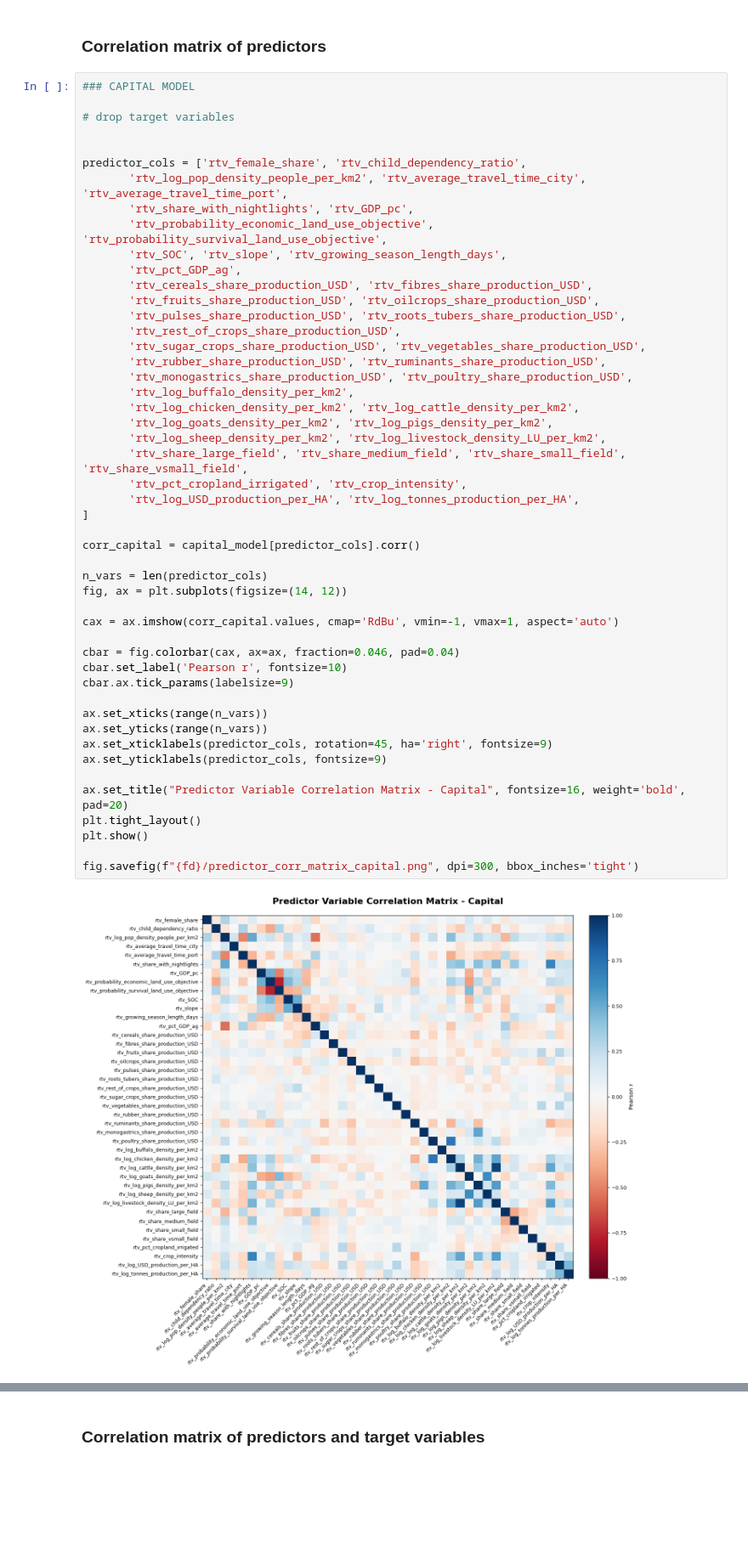
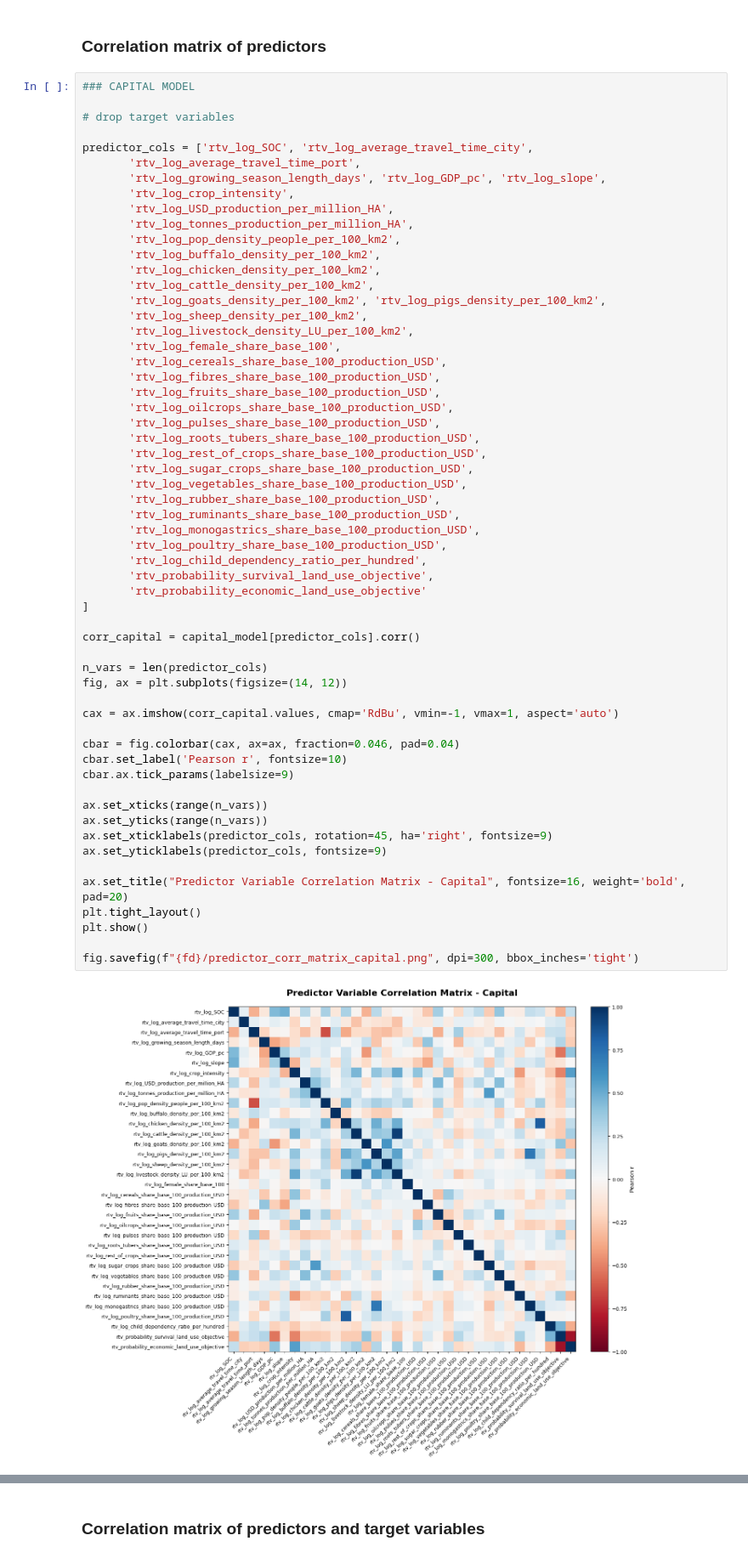
Before and after one commit to carinamani/AgDownscaling, a Jupyter notebook: 02_EDA/identify_colinear_predictors.ipynb, the cells around one changed output, grey strips where cells are left out. Shown at 85% size. Cells and saved outputs as stored; diff of their text form; blank space fills up the shorter version.

```diff
--- a/02_EDA/identify_colinear_predictors.ipynb
+++ b/02_EDA/identify_colinear_predictors.ipynb
@@ -27,54 +27,63 @@ fd = "/Users/carinamanitius/Library/CloudStorage/OneDrive-UniversityofVermont/Do
 # %%
 ### CAPITAL MODEL
 
 # drop target variables
 
-
-predictor_cols = ['rtv_female_share', 'rtv_child_dependency_ratio',
-       'rtv_log_pop_density_people_per_km2', 'rtv_average_travel_time_city', 'rtv_average_travel_time_port',
-       'rtv_share_with_nightlights', 'rtv_GDP_pc',
-       'rtv_probability_economic_land_use_objective', 'rtv_probability_survival_land_use_objective',
-       'rtv_SOC', 'rtv_slope', 'rtv_growing_season_length_days',
-       'rtv_pct_GDP_ag',
-       'rtv_cereals_share_production_USD', 'rtv_fibres_share_production_USD',
-       'rtv_fruits_share_production_USD', 'rtv_oilcrops_share_production_USD',
-       'rtv_pulses_share_production_USD', 'rtv_roots_tubers_share_production_USD',
-       'rtv_rest_of_crops_share_production_USD',
-       'rtv_sugar_crops_share_production_USD', 'rtv_vegetables_share_production_USD',
-       'rtv_rubber_share_production_USD', 'rtv_ruminants_share_production_USD',
-       'rtv_monogastrics_share_production_USD', 'rtv_poultry_share_production_USD',
-       'rtv_log_buffalo_density_per_km2',
-       'rtv_log_chicken_density_per_km2', 'rtv_log_cattle_density_per_km2',
-       'rtv_log_goats_density_per_km2', 'rtv_log_pigs_density_per_km2',
-       'rtv_log_sheep_density_per_km2', 'rtv_log_livestock_density_LU_per_km2',
-       'rtv_share_large_field', 'rtv_share_medium_field', 'rtv_share_small_field', 'rtv_share_vsmall_field',
-       'rtv_pct_cropland_irrigated', 'rtv_crop_intensity',
-       'rtv_log_USD_production_per_HA', 'rtv_log_tonnes_production_per_HA',
+predictor_cols = ['rtv_log_SOC', 'rtv_log_average_travel_time_city',
+       'rtv_log_average_travel_time_port',
+       'rtv_log_growing_season_length_days', 'rtv_log_GDP_pc', 'rtv_log_slope',
+       'rtv_log_crop_intensity',
+       'rtv_log_USD_production_per_million_HA',
+       'rtv_log_tonnes_production_per_million_HA',
+       'rtv_log_pop_density_people_per_100_km2',
+       'rtv_log_buffalo_density_per_100_km2',
+       'rtv_log_chicken_density_per_100_km2',
+       'rtv_log_cattle_density_per_100_km2',
+       'rtv_log_goats_density_per_100_km2', 'rtv_log_pigs_density_per_100_km2',
+       'rtv_log_sheep_density_per_100_km2',
+       'rtv_log_livestock_density_LU_per_100_km2',
+       'rtv_log_female_share_base_100',
+       'rtv_log_cereals_share_base_100_production_USD',
+       'rtv_log_fibres_share_base_100_production_USD',
+       'rtv_log_fruits_share_base_100_production_USD',
+       'rtv_log_oilcrops_share_base_100_production_USD',
+       'rtv_log_pulses_share_base_100_production_USD',
+       'rtv_log_roots_tubers_share_base_100_production_USD',
+       'rtv_log_rest_of_crops_share_base_100_production_USD',
+       'rtv_log_sugar_crops_share_base_100_production_USD',
+       'rtv_log_vegetables_share_base_100_production_USD',
+       'rtv_log_rubber_share_base_100_production_USD',
+       'rtv_log_ruminants_share_base_100_production_USD',
+       'rtv_log_monogastrics_share_base_100_production_USD',
+       'rtv_log_poultry_share_base_100_production_USD',
+       'rtv_log_child_dependency_ratio_per_hundred',
+       'rtv_probability_survival_land_use_objective',
+       'rtv_probability_economic_land_use_objective'
 ]
 
 corr_capital = capital_model[predictor_cols].corr()
 
 n_vars = len(predictor_cols)
 fig, ax = plt.subplots(figsize=(14, 12))
 
 cax = ax.imshow(corr_capital.values, cmap='RdBu', vmin=-1, vmax=1, aspect='auto')
 
 cbar = fig.colorbar(cax, ax=ax, fraction=0.046, pad=0.04)
 cbar.set_label('Pearson r', fontsize=10)
 cbar.ax.tick_params(labelsize=9)
 
 ax.set_xticks(range(n_vars))
 ax.set_yticks(range(n_vars))
 ax.set_xticklabels(predictor_cols, rotation=45, ha='right', fontsize=9)
 ax.set_yticklabels(predictor_cols, fontsize=9)
 
 ax.set_title("Predictor Variable Correlation Matrix - Capital", fontsize=16, weight='bold', pad=20)
 plt.tight_layout()
 plt.show()
 
 fig.savefig(f"{fd}/predictor_corr_matrix_capital.png", dpi=300, bbox_inches='tight')
 # %% [output]
-[figure, old version]
+[figure, new version]
 # %%
 ### LABOR MODEL
 
```
Also changed, not shown: parts of 4 cells of this notebook, 4 other files.
